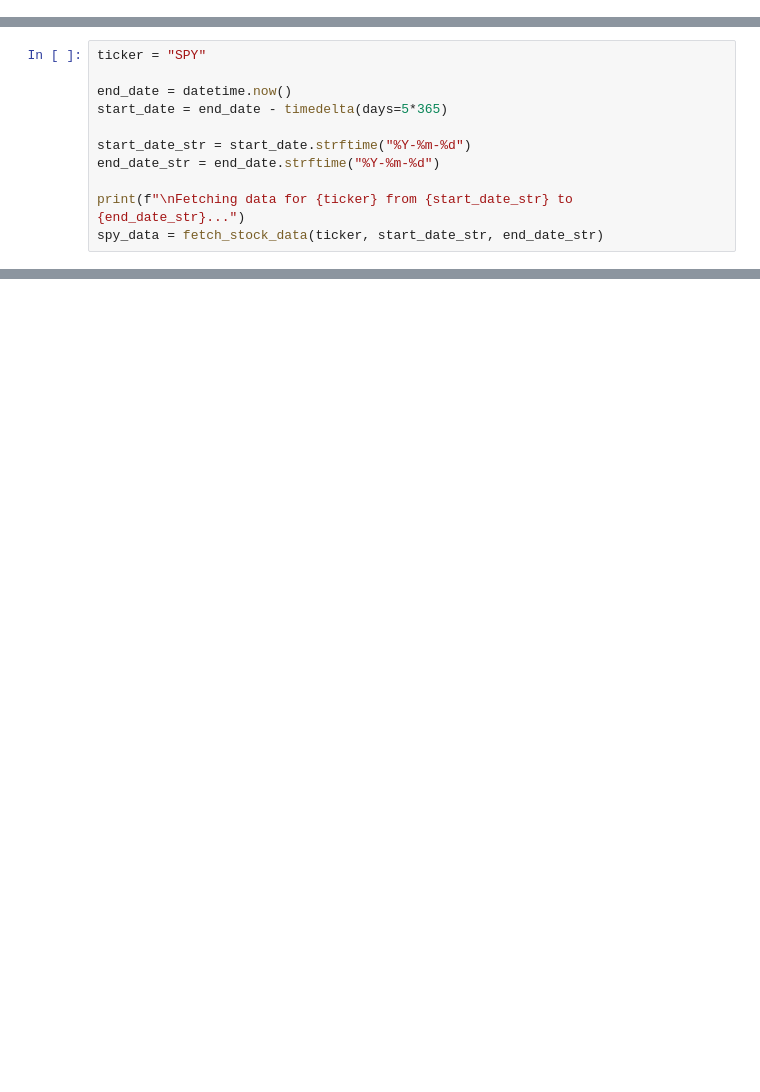
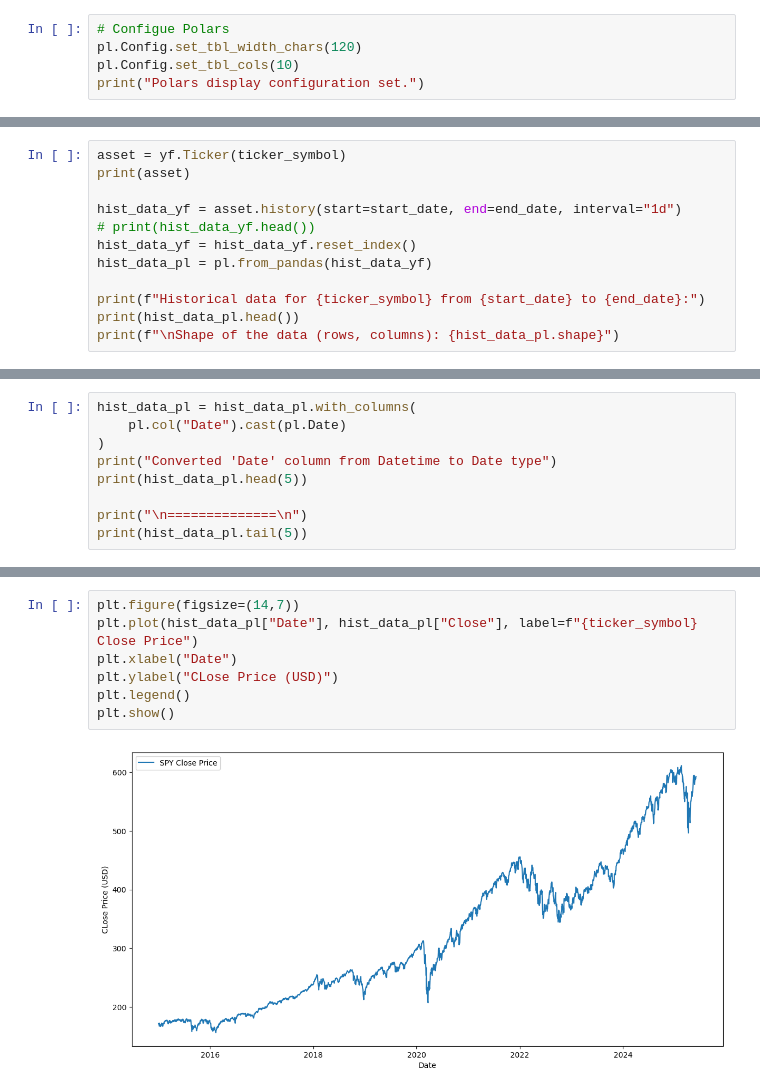
Before and after one commit to northpr/gambling-investment, a Jupyter notebook: nbs/dca_analysis.ipynb, the cells around one changed output, grey strips where cells are left out. Cells and saved outputs as stored; diff of their text form; blank space fills up the shorter version.

```diff
--- a/nbs/dca_analysis.ipynb
+++ b/nbs/dca_analysis.ipynb
@@ -4,0 +9,5 @@ from datetime import datetime, timedelta
+# %%
+# Configue Polars
+pl.Config.set_tbl_width_chars(120)
+pl.Config.set_tbl_cols(10)
+print("Polars display configuration set.")
@@ -19,12 +20,13 @@ def fetch_stock_data(ticker_symbol, start_date_str, end_date_str):
 # %%
-ticker = "SPY"
+asset = yf.Ticker(ticker_symbol)
+print(asset)
 
-end_date = datetime.now()
-start_date = end_date - timedelta(days=5*365)
+hist_data_yf = asset.history(start=start_date, end=end_date, interval="1d")
+# print(hist_data_yf.head())
+hist_data_yf = hist_data_yf.reset_index()
+hist_data_pl = pl.from_pandas(hist_data_yf)
 
-start_date_str = start_date.strftime("%Y-%m-%d")
-end_date_str = end_date.strftime("%Y-%m-%d")
-
-print(f"\nFetching data for {ticker} from {start_date_str} to {end_date_str}...")
-spy_data = fetch_stock_data(ticker, start_date_str, end_date_str)
+print(f"Historical data for {ticker_symbol} from {start_date} to {end_date}:")
+print(hist_data_pl.head())
+print(f"\nShape of the data (rows, columns): {hist_data_pl.shape}")
 # %% [output]
@@ -44,0 +50,9 @@ spy_data.head()
+# %%
+hist_data_pl = hist_data_pl.with_columns(
+    pl.col("Date").cast(pl.Date)
+)
+print("Converted 'Date' column from Datetime to Date type")
+print(hist_data_pl.head(5))
+
+print("\n==============\n")
+print(hist_data_pl.tail(5))
@@ -44,0 +77,9 @@ spy_data.head()
+# %%
+plt.figure(figsize=(14,7))
+plt.plot(hist_data_pl["Date"], hist_data_pl["Close"], label=f"{ticker_symbol} Close Price")
+plt.xlabel("Date")
+plt.ylabel("CLose Price (USD)")
+plt.legend()
+plt.show()
+# %% [output]
+[figure, added]
```
Also changed, not shown: parts of 12 cells of this notebook, 1 other file.
